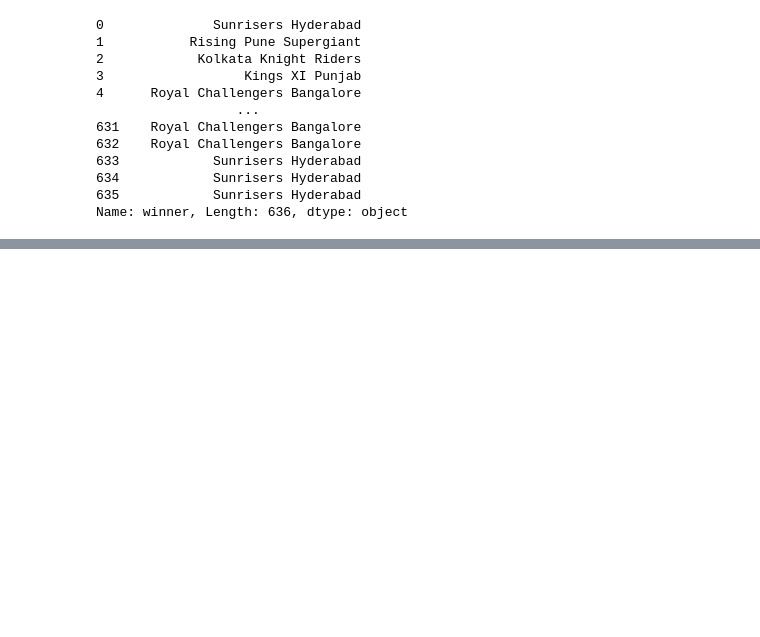
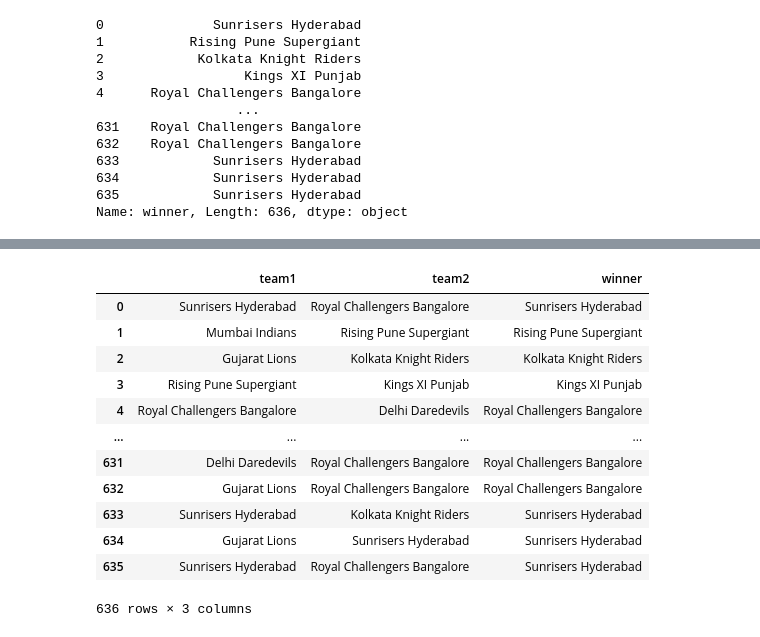
Before and after one commit to ijazkhan101/IPL-Data-Set-Data-analysis-with-Pandas, a Jupyter notebook: pandas01.ipynb, the cells around one changed output, grey strips where cells are left out. Saved outputs shown, nothing was run; the diff lists cells and outputs as text; code cells hidden in the pictures; blank space fills up the shorter version.

```diff
--- a/pandas01.ipynb
+++ b/pandas01.ipynb
@@ -73,0 +109,17 @@ df['']
+# %%
+#
+df[['team1','team2','winner']]
+# %% [output]
+|  | team1 | team2 | winner |
+| 0 | Sunrisers Hyderabad | Royal Challengers Bangalore | Sunrisers Hyderabad |
+| 1 | Mumbai Indians | Rising Pune Supergiant | Rising Pune Supergiant |
+| 2 | Gujarat Lions | Kolkata Knight Riders | Kolkata Knight Riders |
+| 3 | Rising Pune Supergiant | Kings XI Punjab | Kings XI Punjab |
+| 4 | Royal Challengers Bangalore | Delhi Daredevils | Royal Challengers Bangalore |
+| ... | ... | ... | ... |
+| 631 | Delhi Daredevils | Royal Challengers Bangalore | Royal Challengers Bangalore |
+| 632 | Gujarat Lions | Royal Challengers Bangalore | Royal Challengers Bangalore |
+| 633 | Sunrisers Hyderabad | Kolkata Knight Riders | Sunrisers Hyderabad |
+| 634 | Gujarat Lions | Sunrisers Hyderabad | Sunrisers Hyderabad |
+| 635 | Sunrisers Hyderabad | Royal Challengers Bangalore | Sunrisers Hyderabad |
+636 rows × 3 columns
```
Also changed, not shown: parts of 9 cells of this notebook.
